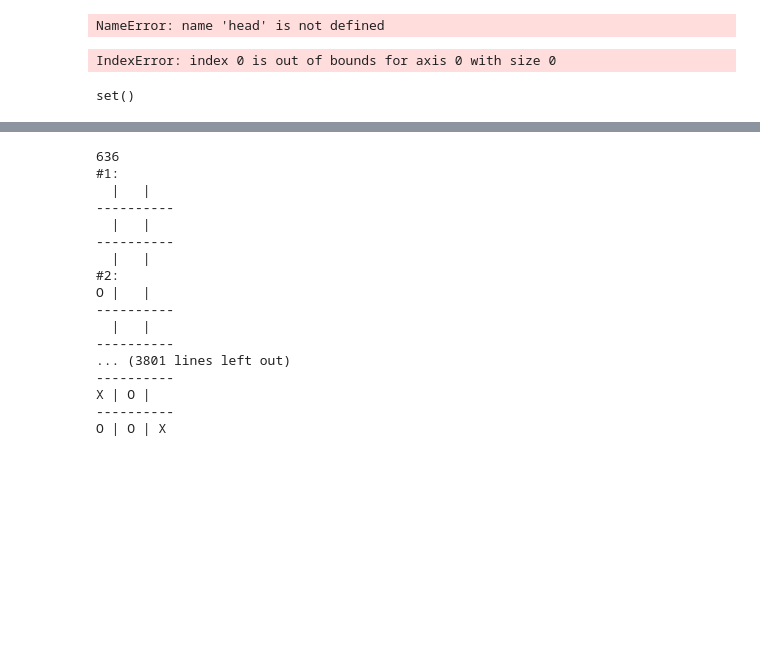
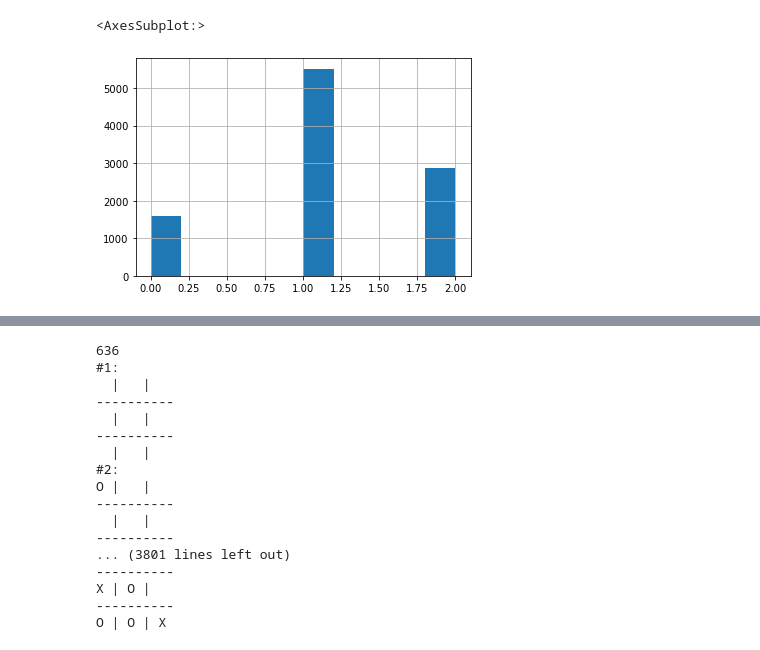
Before and after one commit to esq601/py_tic_tac_toe, a Jupyter notebook: states_gameplay.ipynb, the cells around one changed output, grey strips where cells are left out. Drawn from its saved outputs; the diff is of its cells as text; code cells hidden in the pictures; blank space fills up the shorter version.

```diff
--- a/states_gameplay.ipynb
+++ b/states_gameplay.ipynb
@@ -79,13 +88,15 @@ def rand_add(state,player):
         game_over = True
     return state, move, player, winner, game_over
 # %%
-def play_game(start_state):
+#Play a game to completion.
+
+def play_game(start_state, util_bot):
     i = 1
     won_test = False
     results = []
     while(won_test == False):
         i += 1
-        state_out = rand_add(start_state, (i % 2)+1)
+        state_out = rand_add(start_state, (i % 2)+1,util_bot)
         results.append([tuple(state_out[0]),state_out[1],state_out[2],state_out[3]])
         won_test = state_out[4]
         #print(state_out)
@@ -133 +176,21 @@ def evaluate_results(results,base_set,game_num, disc):
+# %%
+# Initialize ans and dataframe
+results1a = pd.DataFrame()
+dfs([0,0,0,0,0,0,0,0,0],True)
+
+# Play random games of ttt
+# This generates
+
+
+for i in range(0,10000):
+    set1 = tuple(ans)
+    state_temp = np.array([0,0,0,0,0,0,0,0,0])
+    res_temp = pd.DataFrame(play_game(state_temp,False))
+    #print(res_temp)
+    out = evaluate_results(res_temp, set1,i,0.95)
+    results1a = results1a.append(out)
+
+results2aa = results1a.astype({"s": str})
+
+results3aa = results2aa.groupby('s')['u'].mean()
 # %%
@@ -165,0 +221,10 @@ ans
+# %%
+# Results of random game play
+# 0 ~ tie, 1 ~ X win, 2 ~ O win
+
+winners = results1a[3].dropna()
+
+winners.hist()
+# %% [output]
+<AxesSubplot:>
+[figure, added]
@@ -178,8 +246,0 @@ for i in range(0,1000):
-# %%
-results2aa = results1a.astype({"s": str})
-
-results3aa = results2aa.groupby('s')['u'].mean()
-
-head(results3aa)
-# %% [output]
-NameError: name 'head' is not defined
@@ -188,28 +246,0 @@ results3aa.to_csv("good_util.csv")
-# %%
-val = [1,0,0,0,0,0,0,0,0]
-
-start_state = np.array(val)
-
-zeros = start_state == 0
-
-zeros_out = np.where(zeros)[0]
-
-moves = []
-best = []
-for space in zeros_out:
-    state_new = np.array(val)
-
-    state_new[space] = 1
-    state_new_off = str(list(set(set1) & set(ex(state_new))))
-    res = results3aa.filter(like = state_new_off, axis = 0)
-    best_temp = [state_new,space,res[0]]
-    best.append(best_temp)
-
-best = pd.DataFrame(best)
-print(best)
-# %% [output]
-IndexError: index 0 is out of bounds for axis 0 with size 0
-# %%
-set(set1) & set(tuple(moves))
-# %% [output]
-set()
```
Also changed, not shown: parts of 14 cells of this notebook.
